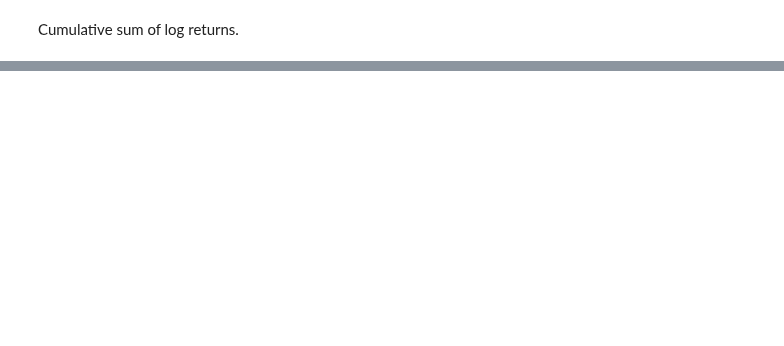
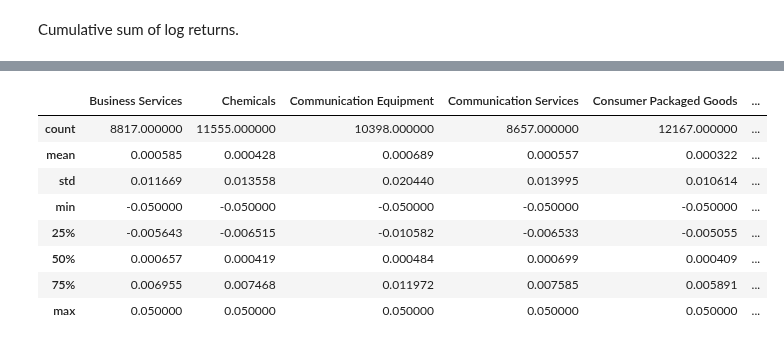
Before and after one commit to davidpham87/machine-learning, a Jupyter notebook: projects/capstone/multivariate_time_series_error_detection/notebooks/01-dph-initial-data-description.ipynb, the cells around one changed output, grey strips where cells are left out. Drawn from its saved outputs; the diff is of its cells as text; code cells hidden in the pictures; blank space fills up the shorter version.

```diff
--- a/projects/capstone/multivariate_time_series_error_detection/notebooks/01-dph-initial-data-description.ipynb
+++ b/projects/capstone/multivariate_time_series_error_detection/notebooks/01-dph-initial-data-description.ipynb
@@ -54,0 +124,12 @@ indices_returns
+# %%
+indices_returns.set_index('date').describe()
+# %% [output]
+|  | Business Services | Chemicals | Communication Equipment | Communication Services | Consumer Packaged Goods | ... |
+| count | 8817.000000 | 11555.000000 | 10398.000000 | 8657.000000 | 12167.000000 | ... |
+| mean | 0.000585 | 0.000428 | 0.000689 | 0.000557 | 0.000322 | ... |
+| std | 0.011669 | 0.013558 | 0.020440 | 0.013995 | 0.010614 | ... |
+| min | -0.050000 | -0.050000 | -0.050000 | -0.050000 | -0.050000 | ... |
+| 25% | -0.005643 | -0.006515 | -0.010582 | -0.006533 | -0.005055 | ... |
+| 50% | 0.000657 | 0.000419 | 0.000484 | 0.000699 | 0.000409 | ... |
+| 75% | 0.006955 | 0.007468 | 0.011972 | 0.007585 | 0.005891 | ... |
+| max | 0.050000 | 0.050000 | 0.050000 | 0.050000 | 0.050000 | ... |
```
Also changed, not shown: parts of 18 cells of this notebook, 15 other files.
